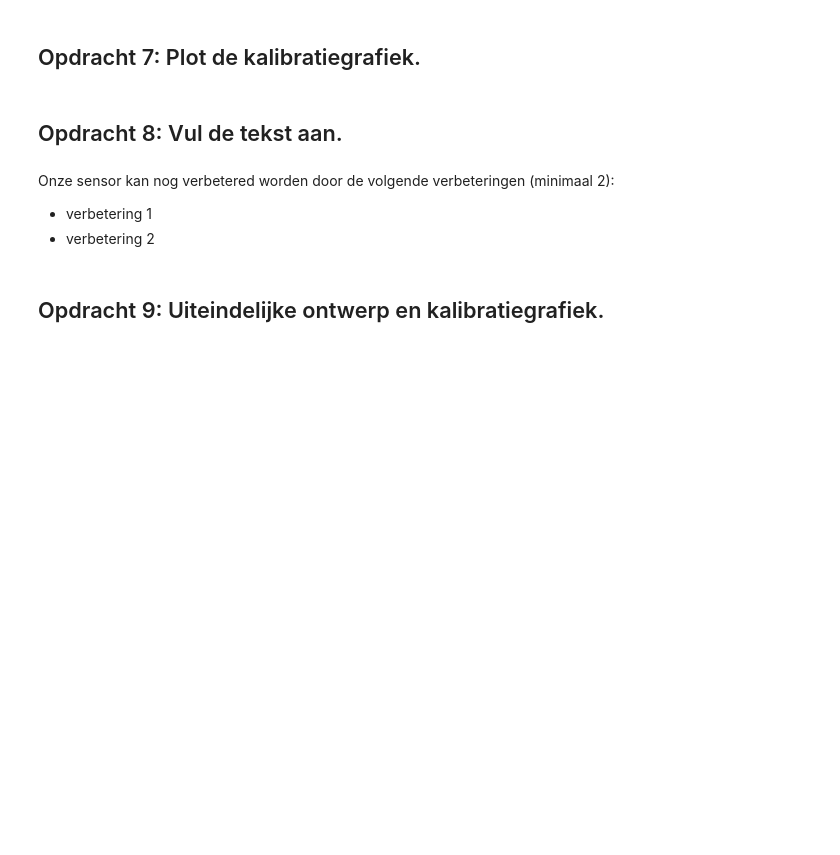
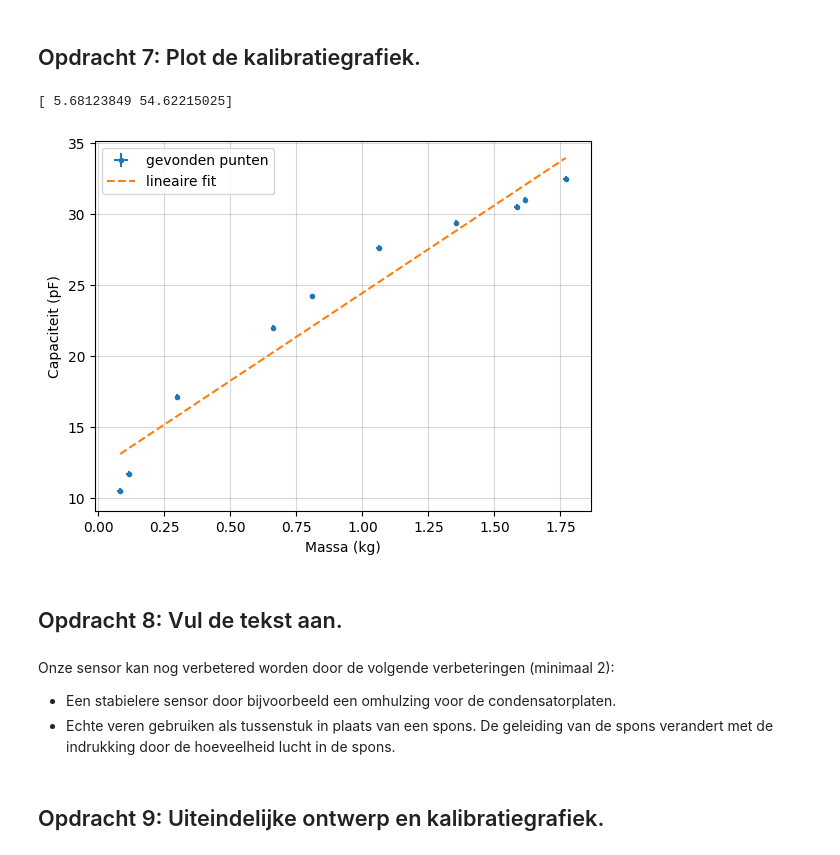
Before and after one commit to TimMekkelholt/opdrachten-DEF-D, a Jupyter notebook: FysiekeOntwerpopdrachten/2OntwerpEenSensorCondensator/DEFOntwerpopdracht2OntwerpEenSensorInvulTemplate.ipynb, the cells around one changed output. Cells and saved outputs as stored; diff of their text form; code cells hidden in the pictures; blank space fills up the shorter version.

```diff
--- a/FysiekeOntwerpopdrachten/2OntwerpEenSensorCondensator/DEFOntwerpopdracht2OntwerpEenSensorInvulTemplate.ipynb
+++ b/FysiekeOntwerpopdrachten/2OntwerpEenSensorCondensator/DEFOntwerpopdracht2OntwerpEenSensorInvulTemplate.ipynb
@@ -102,10 +126,36 @@ Pas deze tekst aan: Wij gaan een sensor maken die X meet.
+# %%
+# Plot hier je gemeten kalibratiegrafiek en plot in dezelfde figuur ook je verwachte ontwerpgrafiek.
+gewichten = np.array([0.082, 0.115, 0.299, 0.662, 0.810, 1.061, 1.356, 1.585, 1.617, 1.770])
+u_gewichten = 0.01
+capaciteiten = np.array([10.5, 11.7, 17.1, 22.0, 24.2, 27.6, 29.4, 30.5, 31.0, 32.5])
+u_capaciteiten = 0.2
+
+def testfit(x, a, b):
+    return a*x + b
+#0.527, 0.788
+
+vals1, covs1 = curve_fit(testfit, gewichten, capaciteiten)
+x_fit = np.linspace(min(gewichten), max(gewichten), 100)
+print(vals)
+
+plt.Figure()
+plt.errorbar(gewichten, capaciteiten, xerr=u_gewichten, yerr=u_capaciteiten, label = 'gevonden punten', fmt='.')
+plt.errorbar(x_fit, testfit(x_fit, *vals1), label = 'lineaire fit', fmt='--')
+plt.grid(alpha=0.5)
+plt.xlabel('Massa (kg)')
+plt.ylabel('Capaciteit (pF)')
+plt.legend()
+plt.show()
+# %% [output]
+[ 5.68123849 54.62215025]
+[figure, added]
 # %% [markdown]
 ## Opdracht 8: Vul de tekst aan.
-# %% [markdown]
-Onze sensor kan nog verbetered worden door de volgende verbeteringen (minimaal 2):
-
-* verbetering 1
-* verbetering 2
+# %% [markdown]
+Onze sensor kan nog verbetered worden door de volgende verbeteringen (minimaal 2):
+
+* Een stabielere sensor door bijvoorbeeld een omhulzing voor de condensatorplaten.
+* Echte veren gebruiken als tussenstuk in plaats van een spons. De geleiding van de spons verandert met de indrukking door de hoeveelheid lucht in de spons.
 # %% [markdown]
 ## Opdracht 9: Uiteindelijke ontwerp en kalibratiegrafiek.
 # %% [markdown]
```
Also changed, not shown: parts of 22 cells of this notebook.
